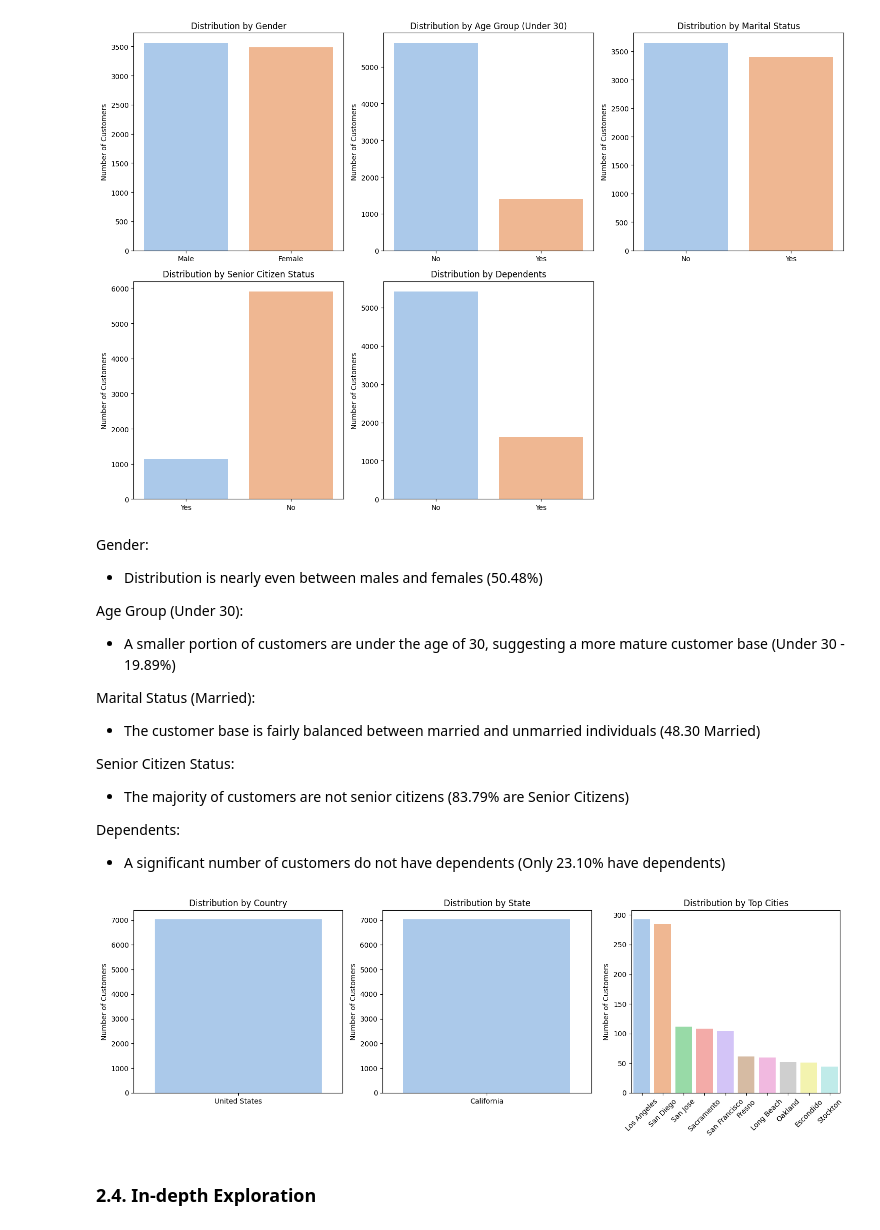
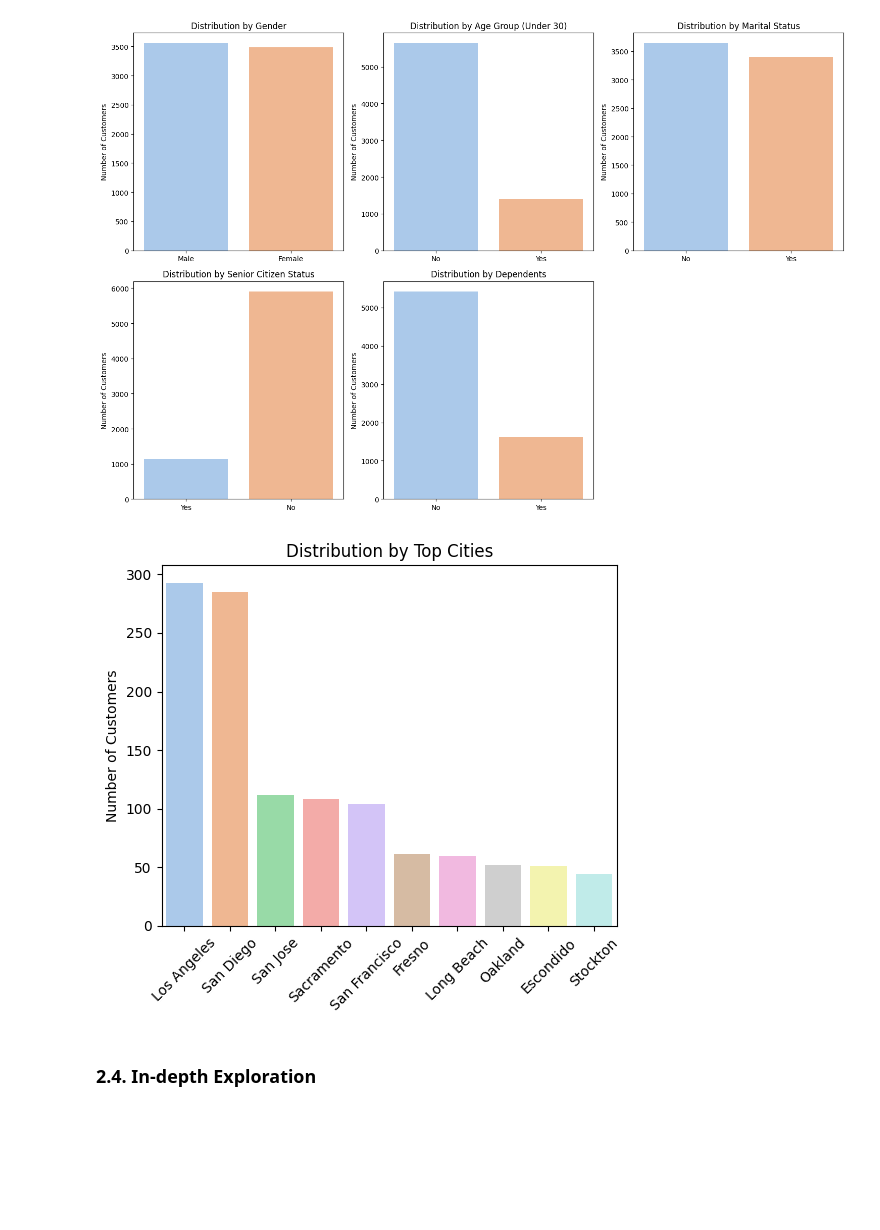
Before and after one commit to sarasustelosantos/bootcamp_group, a Jupyter notebook: Data_Exploration.ipynb, the cells around one changed output. Saved outputs shown, nothing was run; the diff lists cells and outputs as text; code cells hidden in the pictures; blank space fills up the shorter version.

```diff
--- a/Data_Exploration.ipynb
+++ b/Data_Exploration.ipynb
@@ -671,29 +751,14 @@ demographic_titles = ['Distribution by Gender', 'Distribution by Age Group (Unde
 plot_demographics(demographic_features, demographic_titles)
 # %% [output]
 [figure]
-# %% [markdown]
-Gender:
-- Distribution is nearly even between males and females (50.48%)
-
-Age Group (Under 30):
-- A smaller portion of customers are under the age of 30, suggesting a more mature customer base (Under 30 - 19.89%)
-
-Marital Status (Married):
-- The customer base is fairly balanced between married and unmarried individuals (48.30 Married)
-
-Senior Citizen Status:
-- The majority of customers are not senior citizens (83.79% are Senior Citizens)
-
-Dependents:
-- A significant number of customers do not have dependents (Only 23.10% have dependents)
 # %%
-location_features = ['Country', 'State', 'City']
-location_titles = ['Distribution by Country', 'Distribution by State', 'Distribution by Top Cities']
+location_features = ['City']
+location_titles = ['Distribution by Top Cities']
 
 # Let's test the updated functions by plotting the demographics and location distributions
 plot_location(location_features, location_titles)
 # %% [output]
-[figure, old version]
+[figure, new version]
 # %% [markdown]
 ### 2.4. In-depth Exploration
 # %% [markdown]
```
Also changed, not shown: parts of 5 cells of this notebook.
